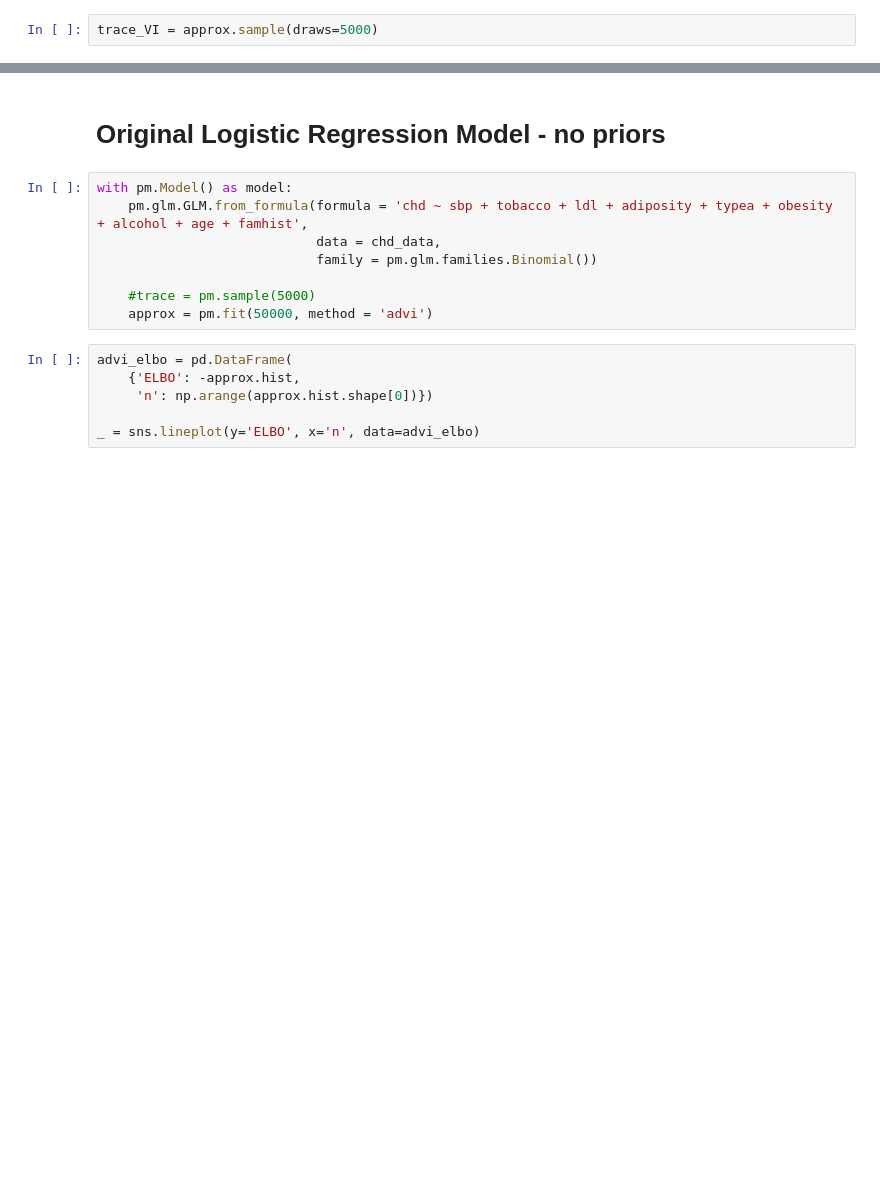
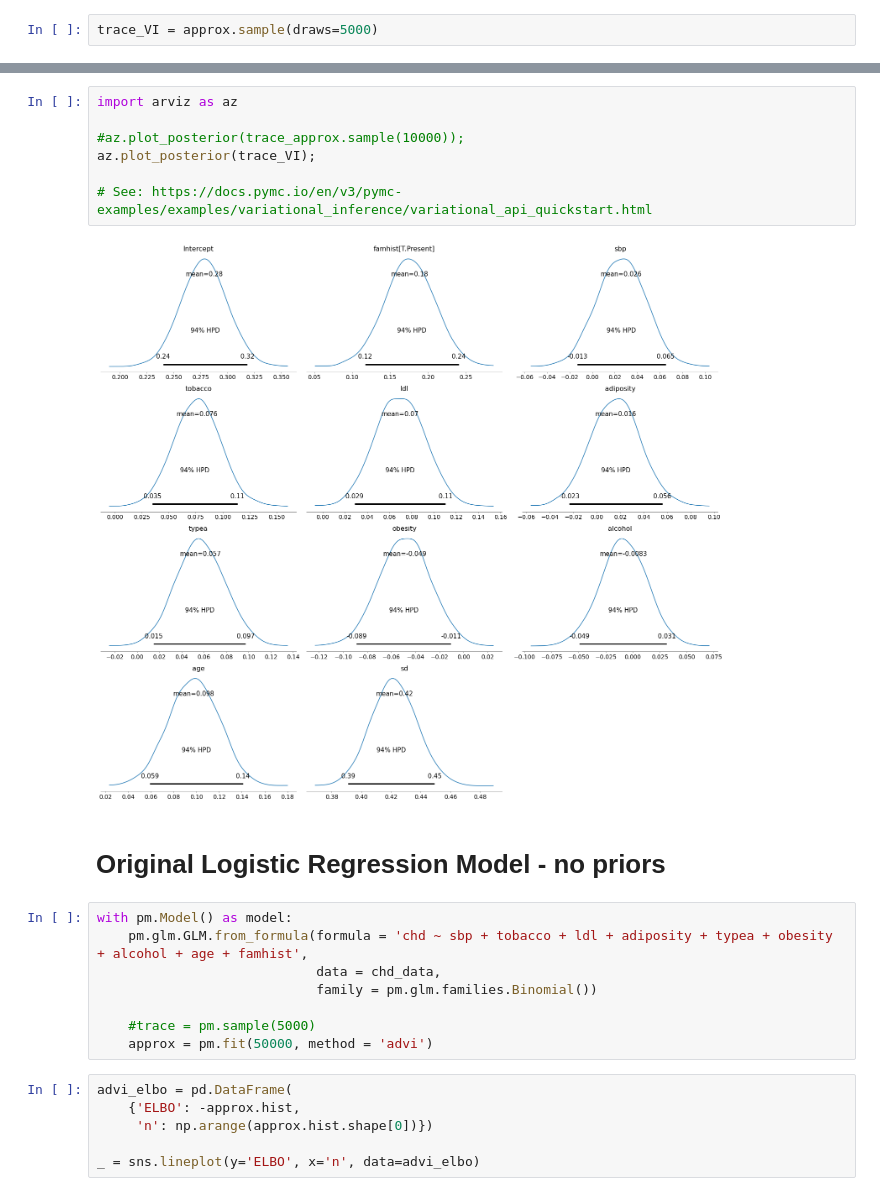
Before and after one commit to jaykay4403/Bayesian-ML, a Jupyter notebook: pymc3-bayesian-logistic-regression-classification.ipynb, the cells around one changed output, grey strips where cells are left out. Drawn from its saved outputs; the diff is of its cells as text; blank space fills up the shorter version.

```diff
--- a/pymc3-bayesian-logistic-regression-classification.ipynb
+++ b/pymc3-bayesian-logistic-regression-classification.ipynb
@@ -228,3 +361,12 @@ pm.summary(trace_VI).round(2)
+# %%
+import arviz as az
+
+#az.plot_posterior(trace_approx.sample(10000));
+az.plot_posterior(trace_VI);
+
+# See: https://docs.pymc.io/en/v3/pymc-examples/examples/variational_inference/variational_api_quickstart.html
+# %% [output]
+[figure, added]
 # %% [markdown]
 # Original Logistic Regression Model - no priors
 # %%
```
Also changed, not shown: parts of 27 cells of this notebook.
